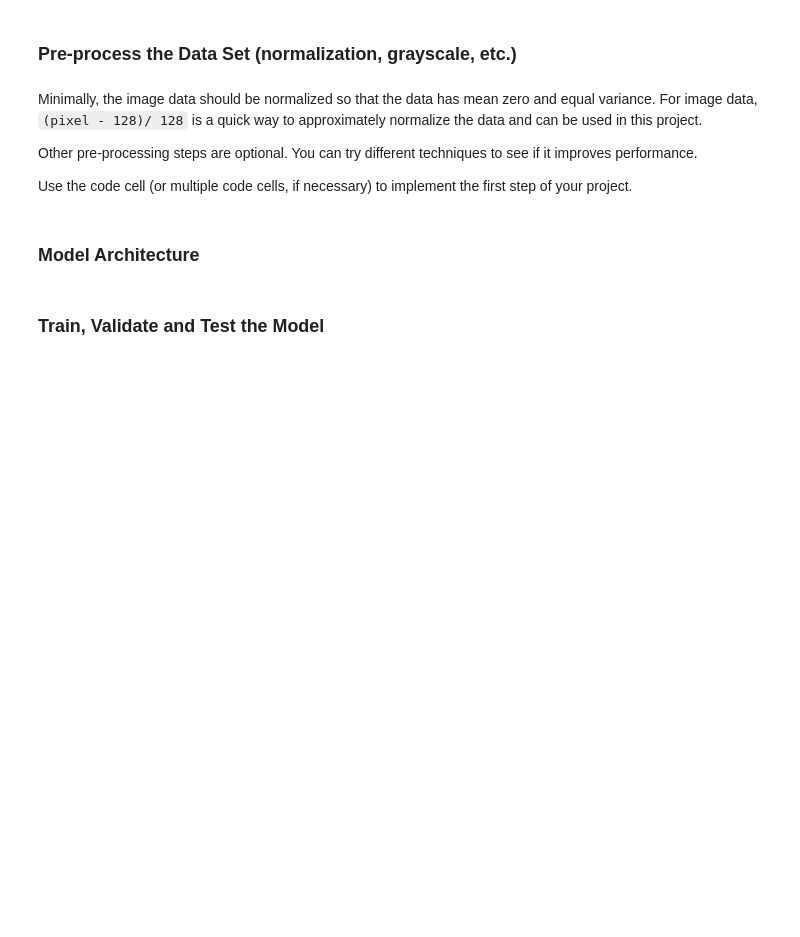
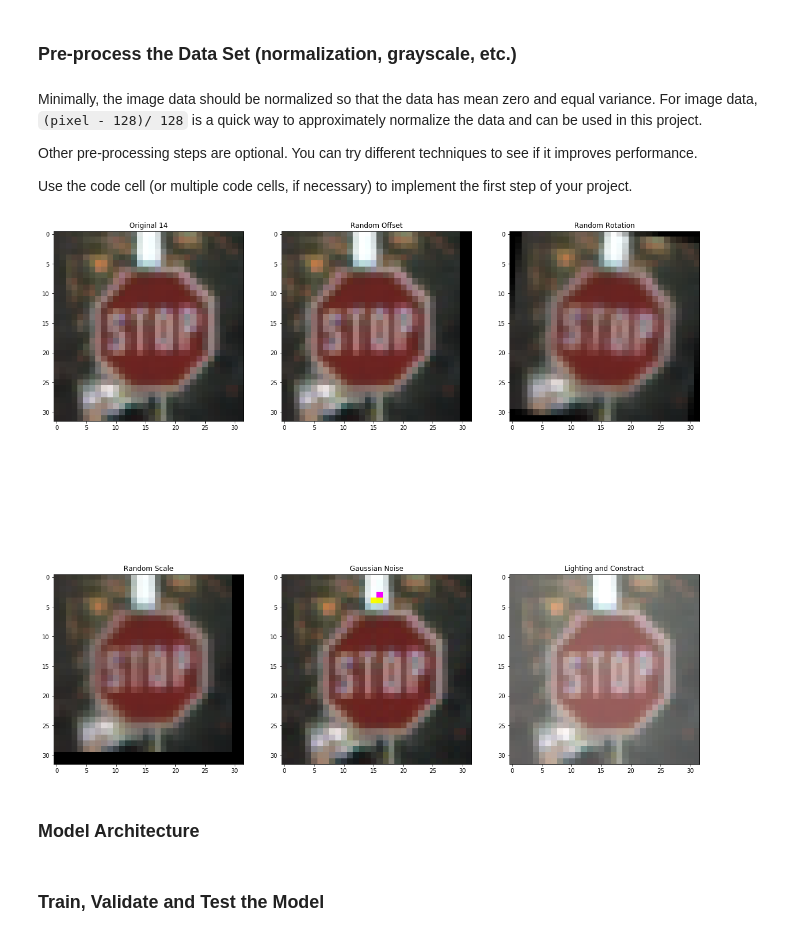
Before and after one commit to clarkli86/CarND-Traffic-Sign-Classifier-Project, a Jupyter notebook: Traffic_Sign_Classifier.ipynb, the cells around one changed output. Saved outputs shown, nothing was run; the diff lists cells and outputs as text; code cells hidden in the pictures; blank space fills up the shorter version.

```diff
--- a/Traffic_Sign_Classifier.ipynb
+++ b/Traffic_Sign_Classifier.ipynb
@@ -248,6 +230,7 @@ def add_offset(X_train):
         rand_offset_X = random.randint(-2, 2)
         rand_offset_Y = random.randint(-2, 2)
         img = cv2.warpAffine(X_train[i], np.float32([[1,0,rand_offset_X],[0,1,rand_offset_Y]]),(32, 32))
+        img = img.reshape(img.shape[0], img.shape[1], NUM_CHANNELS)
         X_train_aug.append(img)
     return np.asarray(X_train_aug)
 
@@ -256,7 +239,8 @@ def add_rotation(X_train):
     X_train_aug = []
     for i in range(len(X_train)):
         rand_rot = random.randint(-15000, 15000) * 0.001
-        img = img = cv2.warpAffine(X_train[i], cv2.getRotationMatrix2D((32/2,32/2),rand_rot,1),(32,32))
+        img = cv2.warpAffine(X_train[i], cv2.getRotationMatrix2D((32/2,32/2),rand_rot,1),(32,32))
+        img = img.reshape(img.shape[0], img.shape[1], NUM_CHANNELS)
         X_train_aug.append(img)
     return np.asarray(X_train_aug)
 
@@ -266,10 +250,12 @@ def add_scaling(X_train):
     for i in range(len(X_train)):
         rand_scale = random.randint(900, 1100) * 0.001
         img = cv2.resize(X_train[i],None,fx=rand_scale, fy=rand_scale)
+        img = img.reshape(img.shape[0], img.shape[1], NUM_CHANNELS)
         if img.shape[0] < 32:
             pad = np.zeros((32, 32, NUM_CHANNELS), dtype=np.uint8)
-            pad[:img.shape[0], :img.shape[1]] = img
+            pad[:img.shape[0], :img.shape[1], :] = img
             img = pad
+        #img.reshape(32, 32, NUM_CHANNELS)
         X_train_aug.append(img[:32, :32, :])
     return np.asarray(X_train_aug)
 
@@ -280,59 +266,79 @@ def add_noise(X_train):
         img = X_train[i]
         row,col,ch= img.shape
         mean = 0
-        var = 5
+        var = 2
         sigma = var**0.5
         gauss = np.random.normal(mean,sigma,(row,col,ch))
         gauss = gauss.reshape(row,col,ch)
         noisy = (img + gauss).astype(np.uint8)
         X_train_aug.append(noisy)
     return np.asarray(X_train_aug)
 
 # https://github.com/fastai/fastai/blob/master/fastai/transforms.py
-def add_lighting(X_train, b=204, c=0.8):
+def add_lighting(X_train, b=50, c=0.8):
     """ Adjust image balance and contrast """
     if b==0 and c==1: return im
 
     X_train_aug = []
     for i in range(len(X_train)):
         img = X_train[i]
         mu = np.average(img)
 
         X_train_aug.append(np.clip((img-mu)*c+mu+b,0.,255.).astype(np.uint8))
     return np.asarray(X_train_aug)
 
 if USE_EXTENDED_TRAINING_DATA:
-    X_train_offset = add_offset(train['features'])
-    X_train_rot = add_rotation(train['features'])
-    X_train_scale = add_scaling(train['features'])
-    X_train_noise = add_noise(train['features'])
-    X_train_lighting = add_lighting(train['features'])
+    X_train_offset = add_offset(X_train)
+    X_train_rot = add_rotation(X_train)
+    X_train_scale = add_scaling(X_train)
+    X_train_noise = add_noise(X_train)
+    X_train_lighting = add_lighting(X_train)
 
-    X_train = np.concatenate((train['features'], X_train_rot, X_train_offset, X_train_scale, X_train_noise, X_train_lighting), axis=0)
+    X_train = np.concatenate((X_train, X_train_rot, X_train_offset, X_train_scale, X_train_noise, X_train_lighting), axis=0)
     y_train = np.concatenate((train['labels'], train['labels'], train['labels'], train['labels'], train['labels'], train['labels']), axis=0)
 
     random_train = random.randint(0, n_train)
 
     fig=plt.figure(figsize=(20, 20))
-    fig.add_subplot(2, 4, 1)
-    plt.title('Original ' + y_train[random_train])
-    plt.imshow(X_train[random_train])
-    fig.add_subplot(2, 4, 2)
+    fig.add_subplot(2, 3, 1)
+    plt.title('Original {}'.format(y_train[random_train]))
+    if GRAY_SCALE:
+        plt.imshow(X_train[random_train].reshape(32, 32), cmap='gray')
+    else:
+        plt.imshow(X_train[random_train])
+    fig.add_subplot(2, 3, 2)
     plt.title('Random Offset')
-    plt.imshow(X_train_offset[random_train])
-    fig.add_subplot(2, 4, 3)
+    if GRAY_SCALE:
+        plt.imshow(X_train_offset[random_train].reshape(32, 32), cmap='gray')
+    else:
+        plt.imshow(X_train_offset[random_train])
+    fig.add_subplot(2, 3, 3)
     plt.title('Random Rotation')
-    plt.imshow(X_train_rot[random_train])
-    fig.add_subplot(2, 4, 4)
+    if GRAY_SCALE:
+        plt.imshow(X_train_rot[random_train].reshape(32, 32), cmap='gray')
+    else:
+        plt.imshow(X_train_rot[random_train])
+    fig.add_subplot(2, 3, 4)
     plt.title('Random Scale')
-    plt.imshow(X_train_scale[random_train])
-    fig.add_subplot(2, 4, 5)
+    if GRAY_SCALE:
+        plt.imshow(X_train_scale[random_train].reshape(32, 32), cmap='gray')
+    else:
+        plt.imshow(X_train_scale[random_train])
+    fig.add_subplot(2, 3, 5)
     plt.title('Gaussian Noise')
-    plt.imshow(X_train_noise[random_train])
-    fig.add_subplot(2, 4, 6)
+    if GRAY_SCALE:
+        plt.imshow(X_train_noise[random_train].reshape(32, 32), cmap='gray')
+    else:
+        plt.imshow(X_train_noise[random_train])
+    fig.add_subplot(2, 3, 6)
     plt.title('Lighting and Constract')
-    plt.imshow(X_train_lighting[random_train])
+    if GRAY_SCALE:
+        plt.imshow(X_train_lighting[random_train].reshape(32, 32), cmap='gray')
+    else:
+        plt.imshow(X_train_lighting[random_train])
     plt.show()
+# %% [output]
+[figure, added]
 # %%
 # Convert pixels to signed before normalising
 X_train = X_train.astype(np.int16)
```
Also changed, not shown: parts of 10 cells of this notebook.
